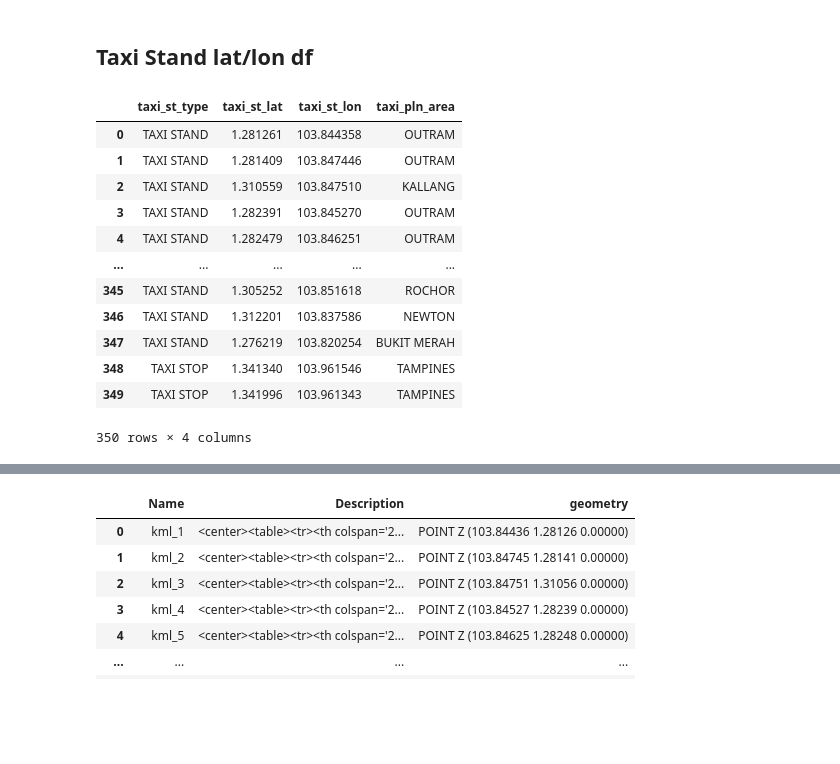
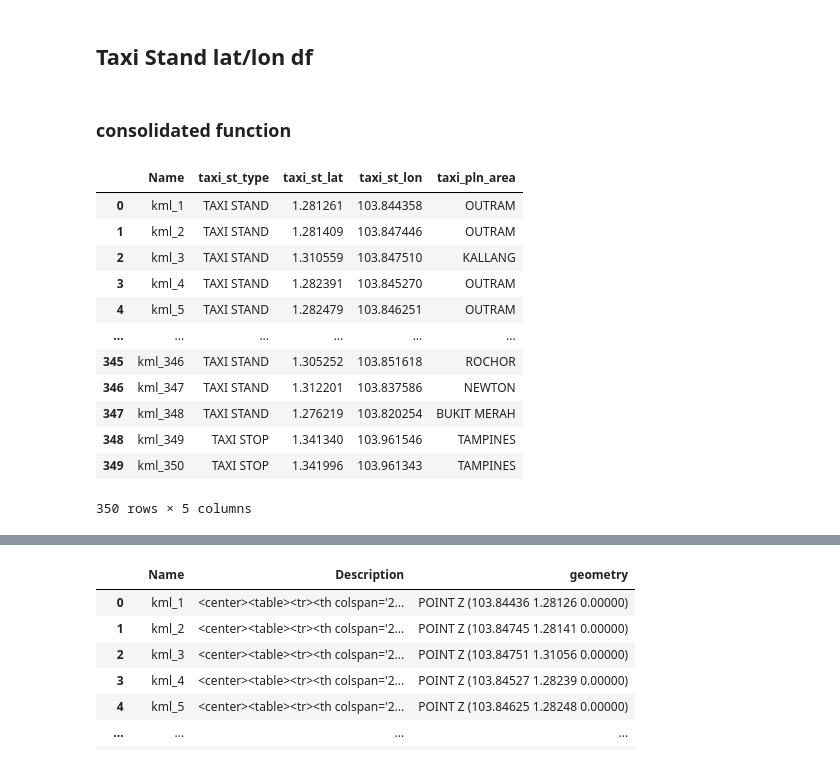
Before and after one commit to alealejandro1/taxi_compass, a Jupyter notebook: notebooks/john-taxi.ipynb, the cells around one changed output, grey strips where cells are left out. Saved outputs shown, nothing was run; the diff lists cells and outputs as text; code cells hidden in the pictures; blank space fills up the shorter version.

```diff
--- a/notebooks/john-taxi.ipynb
+++ b/notebooks/john-taxi.ipynb
@@ -189,42 +214,44 @@ get_planning_area_loc(1.281261, 103.844358)
 'OUTRAM'
 # %% [markdown]
 ## Taxi Stand lat/lon df ##
+# %% [markdown]
+### consolidated function ###
 # %%
 def get_taxi_stand_stop_df():
     """
         Generate Taxi Stand/Stop/Pickup dataframe.
         Taxi Stand means taxis can wait for passengers,
         Taxi Stop means taxis only can pickup/alight passengers,
         Taxi Pick Up means taxis/cars can pickup/alight passengers.
     """
 
-    taxi_stop_df = pd.DataFrame(gpd.read_file("lta-taxi-stop-geojson.geojson"))
+    taxi_stop_df = pd.DataFrame(gpd.read_file("../raw_data/lta-taxi-stop-geojson.geojson"))
 
     taxi_stand_stop_list=[]
     for row in taxi_stop_df['Description']:
         taxi_type = str((re.findall(r"TAXI STAND|TAXI STOP|TAXI PICK UP", row))).strip("['']")
         taxi_stand_stop_list.append(taxi_type)
     taxi_stop_df['taxi_st_type'] = pd.Series(taxi_stand_stop_list)
 
     taxi_stop_df["taxi_st_lon"] = taxi_stop_df.geometry.map(lambda p: p.x)
     taxi_stop_df["taxi_st_lat"] = taxi_stop_df.geometry.map(lambda p: p.y)
 
     taxi_stop_df['taxi_pln_area'] = taxi_stop_df.apply(lambda x: get_planning_area_loc(x["taxi_st_lat"], x["taxi_st_lon"]), axis=1)
 
-    return taxi_stop_df[['taxi_st_type','taxi_st_lat', 'taxi_st_lon', 'taxi_pln_area']]
+    return taxi_stop_df[['Name','taxi_st_type','taxi_st_lat', 'taxi_st_lon', 'taxi_pln_area']].rename(columns={"Name":"taxi_st_id"})
 
 get_taxi_stand_stop_df()
 # %% [output]
-|  | taxi_st_type | taxi_st_lat | taxi_st_lon | taxi_pln_area |
-| 0 | TAXI STAND | 1.281261 | 103.844358 | OUTRAM |
-| 1 | TAXI STAND | 1.281409 | 103.847446 | OUTRAM |
-| 2 | TAXI STAND | 1.310559 | 103.847510 | KALLANG |
-| 3 | TAXI STAND | 1.282391 | 103.845270 | OUTRAM |
-| 4 | TAXI STAND | 1.282479 | 103.846251 | OUTRAM |
-| ... | ... | ... | ... | ... |
-| 345 | TAXI STAND | 1.305252 | 103.851618 | ROCHOR |
-| 346 | TAXI STAND | 1.312201 | 103.837586 | NEWTON |
-| 347 | TAXI STAND | 1.276219 | 103.820254 | BUKIT MERAH |
-| 348 | TAXI STOP | 1.341340 | 103.961546 | TAMPINES |
-| 349 | TAXI STOP | 1.341996 | 103.961343 | TAMPINES |
+|  | Name | taxi_st_type | taxi_st_lat | taxi_st_lon | taxi_pln_area |
+| 0 | kml_1 | TAXI STAND | 1.281261 | 103.844358 | OUTRAM |
+| 1 | kml_2 | TAXI STAND | 1.281409 | 103.847446 | OUTRAM |
+| 2 | kml_3 | TAXI STAND | 1.310559 | 103.847510 | KALLANG |
+| 3 | kml_4 | TAXI STAND | 1.282391 | 103.845270 | OUTRAM |
+| 4 | kml_5 | TAXI STAND | 1.282479 | 103.846251 | OUTRAM |
+| ... | ... | ... | ... | ... | ... |
+| 345 | kml_346 | TAXI STAND | 1.305252 | 103.851618 | ROCHOR |
+| 346 | kml_347 | TAXI STAND | 1.312201 | 103.837586 | NEWTON |
+| 347 | kml_348 | TAXI STAND | 1.276219 | 103.820254 | BUKIT MERAH |
+| 348 | kml_349 | TAXI STOP | 1.341340 | 103.961546 | TAMPINES |
+| 349 | kml_350 | TAXI STOP | 1.341996 | 103.961343 | TAMPINES |
-350 rows × 4 columns
+350 rows × 5 columns
```
Also changed, not shown: parts of 36 cells of this notebook, 1 other file.
